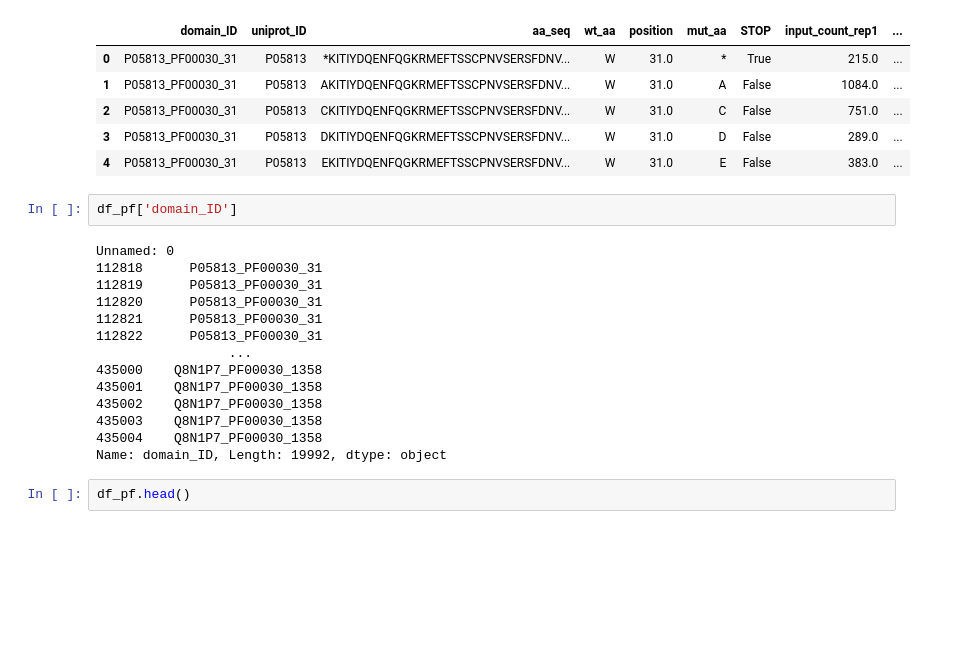
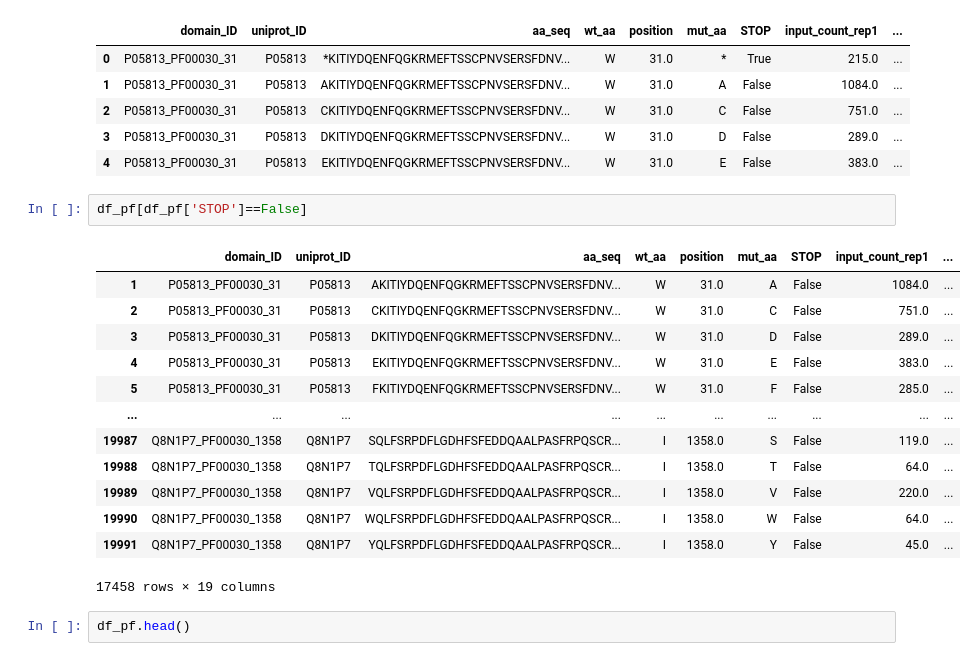
Before and after one commit to Hutch-Johnson/Protein-Language-Models, a Jupyter notebook: Testing_ProGen2_FT.ipynb, the cells around one changed output. Drawn from its saved outputs; the diff is of its cells as text; blank space fills up the shorter version.

```diff
--- a/Testing_ProGen2_FT.ipynb
+++ b/Testing_ProGen2_FT.ipynb
@@ -220,21 +220,21 @@ df_pf.head()
 | 3 | P05813_PF00030_31 | P05813 | DKITIYDQENFQGKRMEFTSSCPNVSERSFDNV... | W | 31.0 | D | False | 289.0 | ... |
 | 4 | P05813_PF00030_31 | P05813 | EKITIYDQENFQGKRMEFTSSCPNVSERSFDNV... | W | 31.0 | E | False | 383.0 | ... |
 # %%
-df_pf['domain_ID']
+df_pf[df_pf['STOP']==False]
 # %% [output]
+|  | domain_ID | uniprot_ID | aa_seq | wt_aa | position | mut_aa | STOP | input_count_rep1 | ... |
+| 1 | P05813_PF00030_31 | P05813 | AKITIYDQENFQGKRMEFTSSCPNVSERSFDNV... | W | 31.0 | A | False | 1084.0 | ... |
+| 2 | P05813_PF00030_31 | P05813 | CKITIYDQENFQGKRMEFTSSCPNVSERSFDNV... | W | 31.0 | C | False | 751.0 | ... |
+| 3 | P05813_PF00030_31 | P05813 | DKITIYDQENFQGKRMEFTSSCPNVSERSFDNV... | W | 31.0 | D | False | 289.0 | ... |
+| 4 | P05813_PF00030_31 | P05813 | EKITIYDQENFQGKRMEFTSSCPNVSERSFDNV... | W | 31.0 | E | False | 383.0 | ... |
+| 5 | P05813_PF00030_31 | P05813 | FKITIYDQENFQGKRMEFTSSCPNVSERSFDNV... | W | 31.0 | F | False | 285.0 | ... |
+| ... | ... | ... | ... | ... | ... | ... | ... | ... | ... |
+| 19987 | Q8N1P7_PF00030_1358 | Q8N1P7 | SQLFSRPDFLGDHFSFEDDQAALPASFRPQSCR... | I | 1358.0 | S | False | 119.0 | ... |
+| 19988 | Q8N1P7_PF00030_1358 | Q8N1P7 | TQLFSRPDFLGDHFSFEDDQAALPASFRPQSCR... | I | 1358.0 | T | False | 64.0 | ... |
+| 19989 | Q8N1P7_PF00030_1358 | Q8N1P7 | VQLFSRPDFLGDHFSFEDDQAALPASFRPQSCR... | I | 1358.0 | V | False | 220.0 | ... |
+| 19990 | Q8N1P7_PF00030_1358 | Q8N1P7 | WQLFSRPDFLGDHFSFEDDQAALPASFRPQSCR... | I | 1358.0 | W | False | 64.0 | ... |
+| 19991 | Q8N1P7_PF00030_1358 | Q8N1P7 | YQLFSRPDFLGDHFSFEDDQAALPASFRPQSCR... | I | 1358.0 | Y | False | 45.0 | ... |
-Unnamed: 0
-112818      P05813_PF00030_31
-112819      P05813_PF00030_31
-112820      P05813_PF00030_31
-112821      P05813_PF00030_31
-112822      P05813_PF00030_31
-                 ...
-435000    Q8N1P7_PF00030_1358
-435001    Q8N1P7_PF00030_1358
-435002    Q8N1P7_PF00030_1358
-435003    Q8N1P7_PF00030_1358
-435004    Q8N1P7_PF00030_1358
-Name: domain_ID, Length: 19992, dtype: object
+17458 rows × 19 columns
 # %%
 df_pf.head()
 # %% [output]
```
Also changed, not shown: parts of 3 cells of this notebook.
